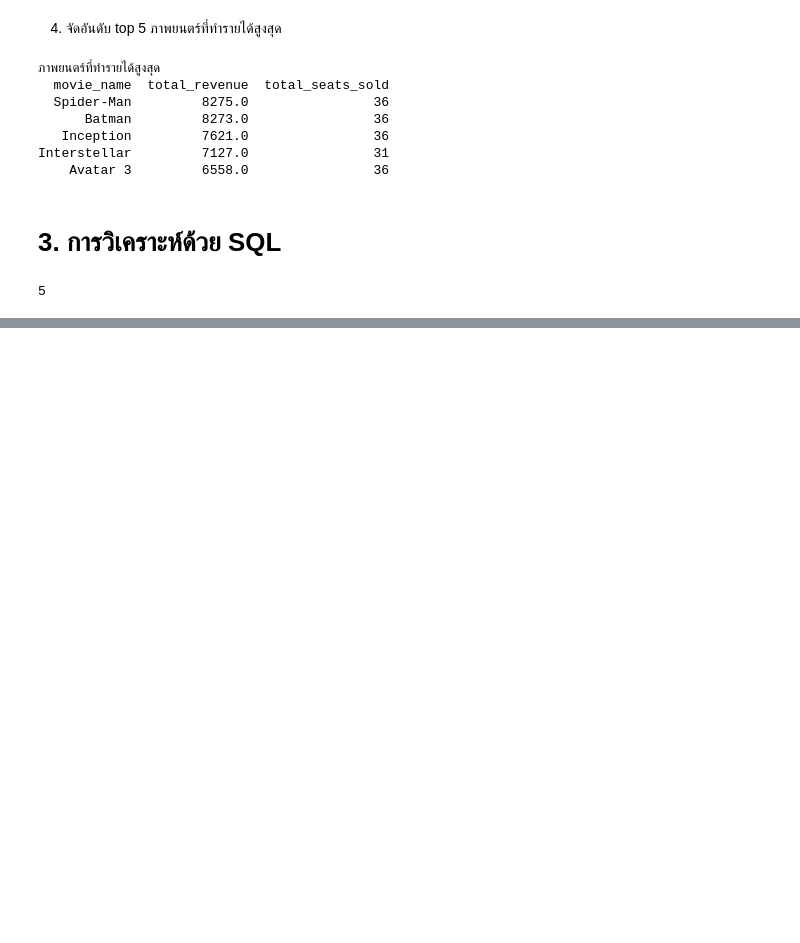
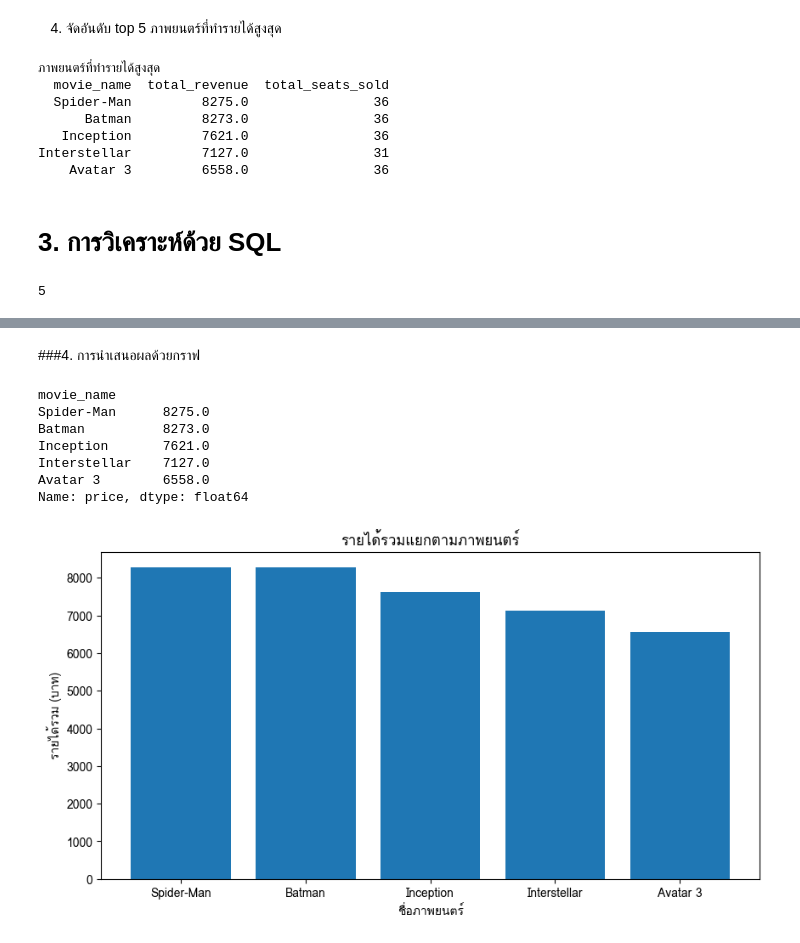
Before and after one commit to natthamonsmn/Cinema_Team, a Jupyter notebook: Cinema.ipynb, the cells around one changed output, grey strips where cells are left out. Saved outputs shown, nothing was run; the diff lists cells and outputs as text; code cells hidden in the pictures; blank space fills up the shorter version.

```diff
--- a/Cinema.ipynb
+++ b/Cinema.ipynb
@@ -1115,0 +1116,32 @@ Query 5: ข้อมูลการจองพร้อมหมวดหม
+# %% [markdown]
+###4. การนำเสนอผลด้วยกราฟ
+# %%
+#ภาพยนตร์เรื่องไหนทำรายได้รวมมากที่สุด
+import matplotlib.pyplot as plt
+import pandas as pd
+df=pd.read_csv("https://raw.githubusercontent.com/natthamonsmn/Cinema_Team/refs/heads/main/joined.csv")
+# 1. กรองเฉพาะรายการที่ชำระเงินสำเร็จ (Paid)
+paid_df = df[df["status"] == "Paid"]
+
+# 2. รวมรายได้ตามชื่อภาพยนตร์ และเรียงลำดับจากมากไปน้อย
+top_revenue_movie = (
+    paid_df.groupby("movie_name")["price"]
+    .sum()
+    .sort_values(ascending=False)
+  )
+print(top_revenue_movie)
+plt.figure(figsize=(10, 5))
+plt.bar(top_revenue_movie.index, top_revenue_movie.values)
+plt.title("รายได้รวมแยกตามภาพยนตร์")
+plt.xlabel("ชื่อภาพยนตร์")
+plt.ylabel("รายได้รวม (บาท)")
+plt.show()
+# %% [output]
+movie_name
+Spider-Man      8275.0
+Batman          8273.0
+Inception       7621.0
+Interstellar    7127.0
+Avatar 3        6558.0
+Name: price, dtype: float64
+[figure, added]
```
Also changed, not shown: parts of 14 cells of this notebook.
